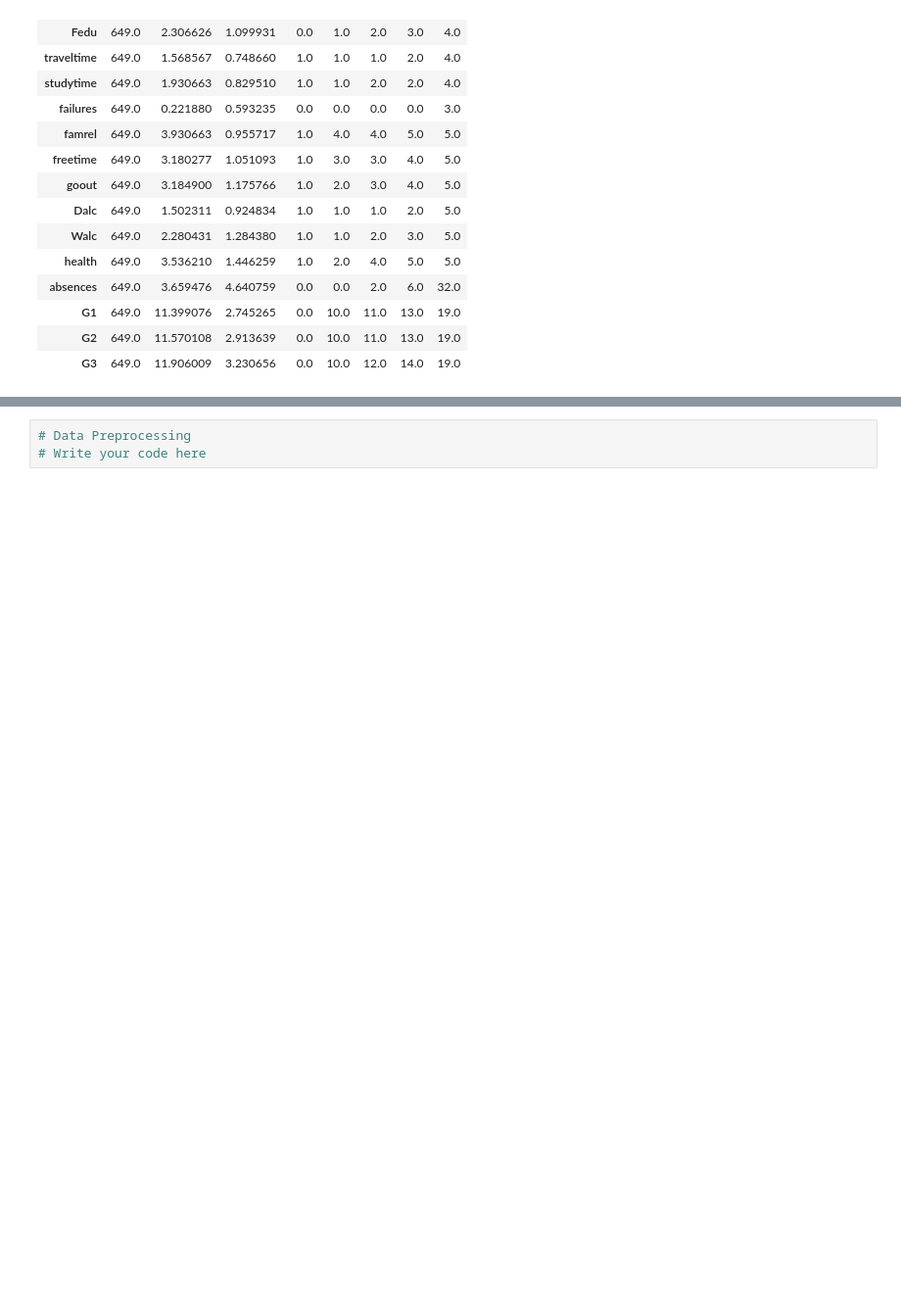
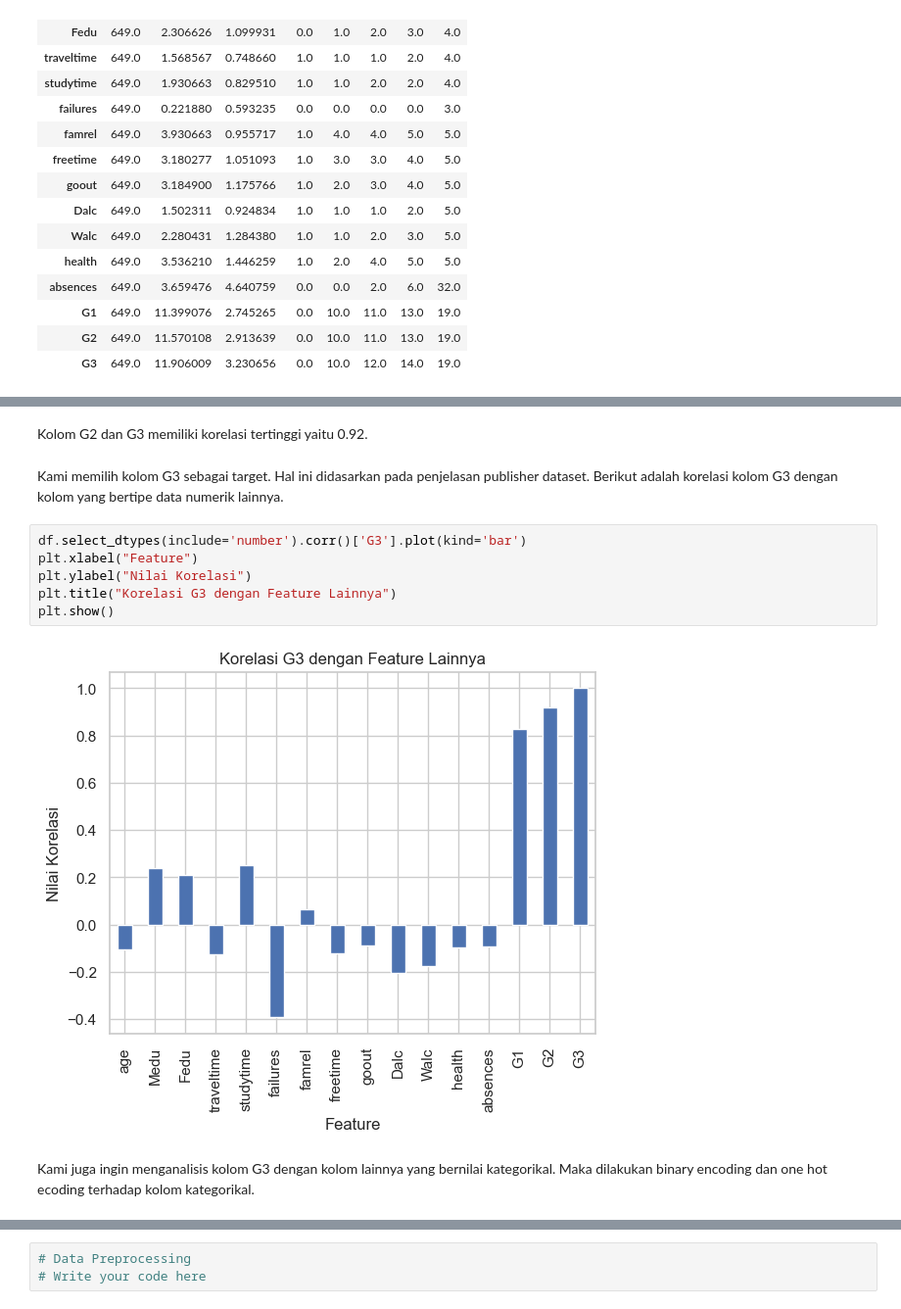
Before and after one commit to whoisgalih/student, a Jupyter notebook: template.ipynb, the cells around one changed output, grey strips where cells are left out. Shown: that part at 98% size. Drawn from its saved outputs; the diff is of its cells as text; blank space fills up the shorter version.

Commit message:
binary encoding and one hot encoding

```diff
--- a/template.ipynb
+++ b/template.ipynb
@@ -117,0 +127,14 @@ df.describe().T
+# %% [markdown]
+Kolom G2 dan G3 memiliki korelasi tertinggi yaitu 0.92.
+# %% [markdown]
+Kami memilih kolom G3 sebagai target. Hal ini didasarkan pada penjelasan publisher dataset. Berikut adalah korelasi kolom G3 dengan kolom yang bertipe data numerik lainnya.
+# %%
+df.select_dtypes(include='number').corr()['G3'].plot(kind='bar')
+plt.xlabel("Feature")
+plt.ylabel("Nilai Korelasi")
+plt.title("Korelasi G3 dengan Feature Lainnya")
+plt.show()
+# %% [output]
+[figure, added]
+# %% [markdown]
+Kami juga ingin menganalisis kolom G3 dengan kolom lainnya yang bernilai kategorikal. Maka dilakukan binary encoding dan one hot ecoding terhadap kolom kategorikal.
```
Also changed, not shown: parts of 13 cells of this notebook, 1 other file.
